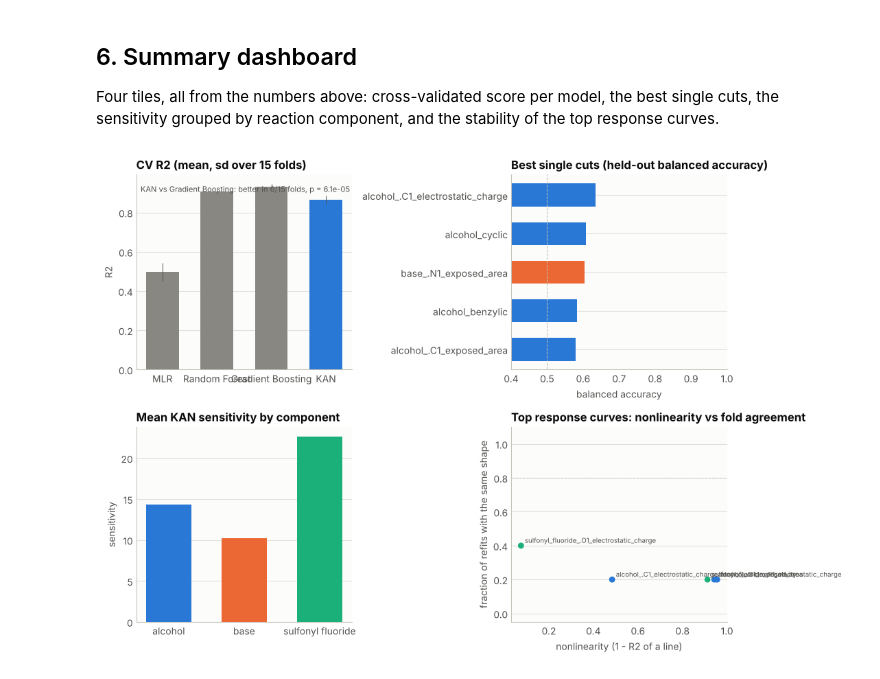
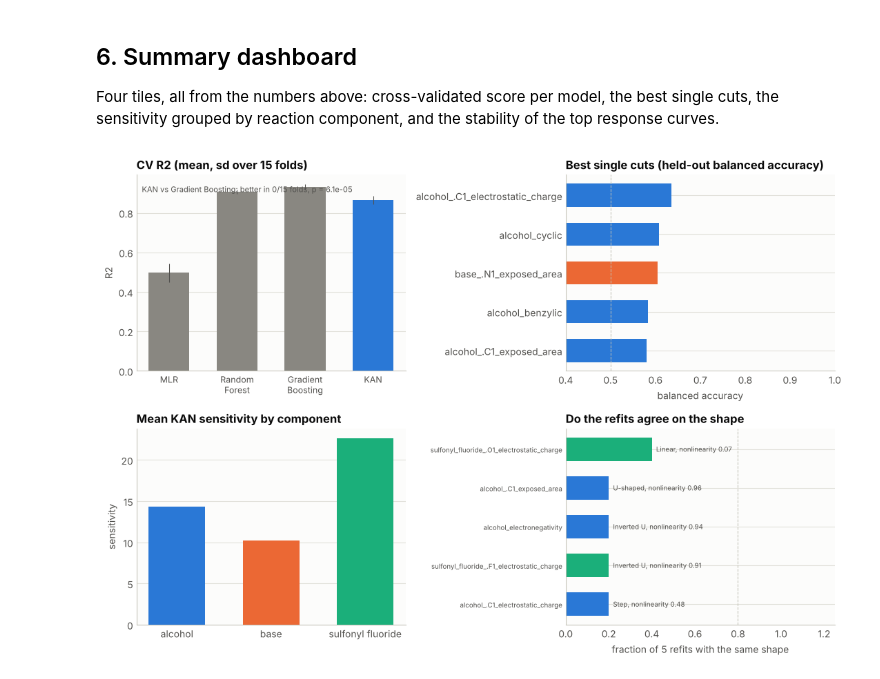
Before and after one commit to gabegomes/pycse, a Jupyter notebook: src/pycse/examples/KAN_Deoxyfluorination.ipynb, the cells around one changed output. Saved outputs shown, nothing was run; the diff lists cells and outputs as text; code cells hidden in the pictures.

```diff
--- a/src/pycse/examples/KAN_Deoxyfluorination.ipynb
+++ b/src/pycse/examples/KAN_Deoxyfluorination.ipynb
@@ -653,37 +653,41 @@ the sensitivity grouped by reaction component, and the stability of the top resp
 # %%
 fig, axes = plt.subplots(2, 2, figsize=(11, 7.5))
 ax = axes[0, 0]
 style_axes(ax)
 s = cv_result.summary
 names = list(s.index)
 ax.bar(names, s[cv_result.metric + "_mean"], yerr=s[cv_result.metric + "_std"], color=[MUTED] * (len(names) - 1) + [SERIES[0]], width=0.6, linewidth=0, error_kw={"elinewidth": PX, "ecolor": INK_2})
+ax.set_xticks(range(len(names)))
+ax.set_xticklabels([n.replace(" ", "\n") for n in names], fontsize=9)
 p = cv_result.pairwise
 finish_axes(ax, f"CV {cv_result.metric.upper()} (mean, sd over {CV_SPLITS * CV_REPEATS} folds)", "", cv_result.metric.upper())
 ax.text(0.02, 0.95, f"KAN vs {p['vs']}: better in {p['wins']}/{p['n']} folds, p = {p['p']:.2g}", transform=ax.transAxes, va="top", fontsize=8, color=INK_2)
 
 ax = axes[0, 1]
 style_axes(ax)
 top5 = rules.head(5).iloc[::-1]
 ax.barh(top5.Feature, top5.Balanced_Acc, color=[COMP_COLOR[COMPONENT[f]] for f in top5.Feature], height=0.6, linewidth=0)
 ax.axvline(0.5, color=BASELINE, linewidth=PX, linestyle="--")
 ax.set_xlim(0.4, 1.0)
 finish_axes(ax, "Best single cuts (held-out balanced accuracy)", "balanced accuracy", "")
 
 ax = axes[1, 0]
 style_axes(ax)
 comp_sens = sens_df.groupby("Component")["Sensitivity"].mean().reindex(COMPONENTS)
 ax.bar(comp_sens.index, comp_sens.values, color=[COMP_COLOR[c] for c in comp_sens.index], width=0.6, linewidth=0)
 finish_axes(ax, "Mean KAN sensitivity by component", "", "sensitivity")
 
 ax = axes[1, 1]
 style_axes(ax)
-ax.scatter(stab["Nonlinearity"], stab["Fold agreement"], s=40, color=[COMP_COLOR[c] for c in stab.Component], linewidths=0, zorder=3)
-for _, r in stab.iterrows():
-    ax.annotate(r.Feature, (r.Nonlinearity, r["Fold agreement"]), fontsize=7, color=INK_2, xytext=(4, 3), textcoords="offset points")
-ax.axhline(0.8, color=BASELINE, linewidth=PX, linestyle="--")
-ax.set_ylim(-0.05, 1.1)
-finish_axes(ax, "Top response curves: nonlinearity vs fold agreement", "nonlinearity (1 - R2 of a line)", "fraction of refits with the same shape")
+st = stab.sort_values(["Fold agreement", "Nonlinearity"])
+ax.barh(st.Feature, st["Fold agreement"], color=[COMP_COLOR[c] for c in st.Component], height=0.6, linewidth=0)
+ax.axvline(0.8, color=BASELINE, linewidth=PX, linestyle="--")
+ax.set_xlim(0, 1.25)
+for yk, (a, nl, sh) in enumerate(zip(st["Fold agreement"], st["Nonlinearity"], st.Shape)):
+    ax.text(a + 0.02, yk, f"{sh}, nonlinearity {nl:.2f}", va="center", fontsize=7, color=INK_2)
+ax.tick_params(axis="y", labelsize=7)
+finish_axes(ax, "Do the refits agree on the shape", "fraction of 5 refits with the same shape", "")
 plt.tight_layout()
 plt.show()
 # %% [output]
-[figure, old version]
+[figure, new version]
```
Also changed, not shown: parts of 1 cell of this notebook, 4 other files.
